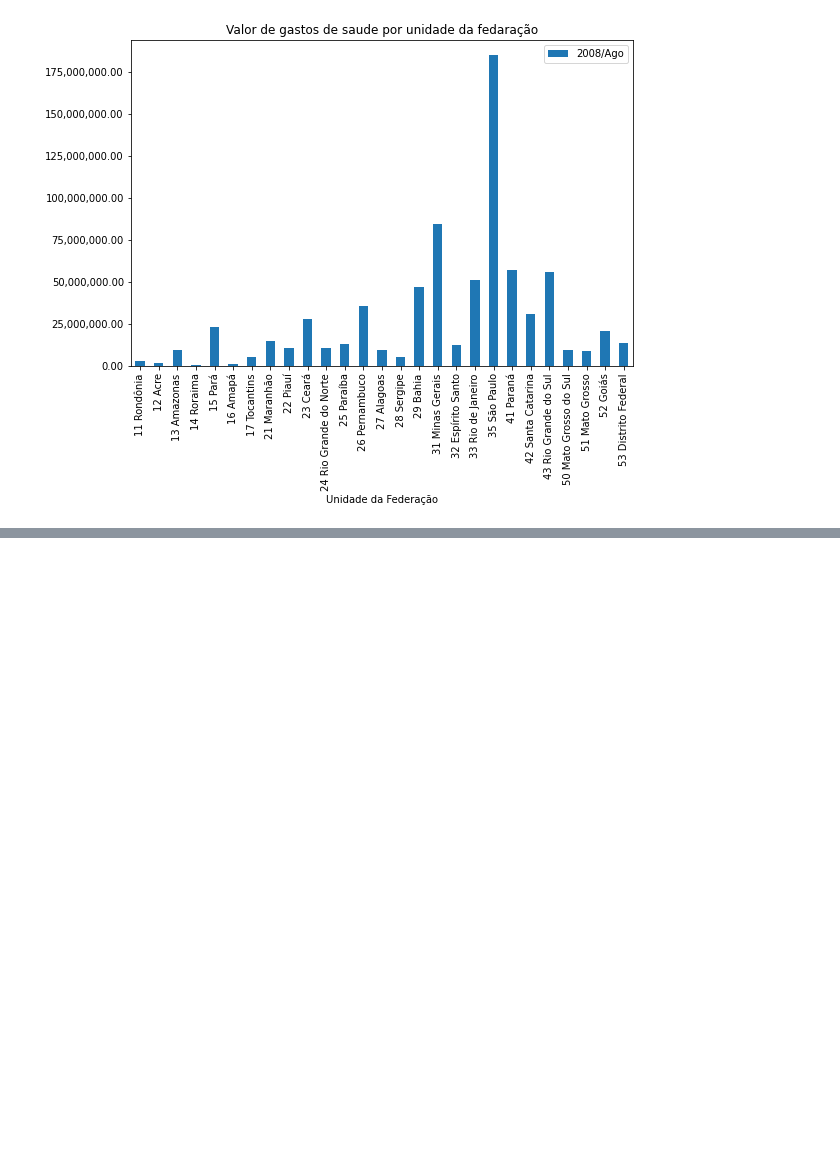
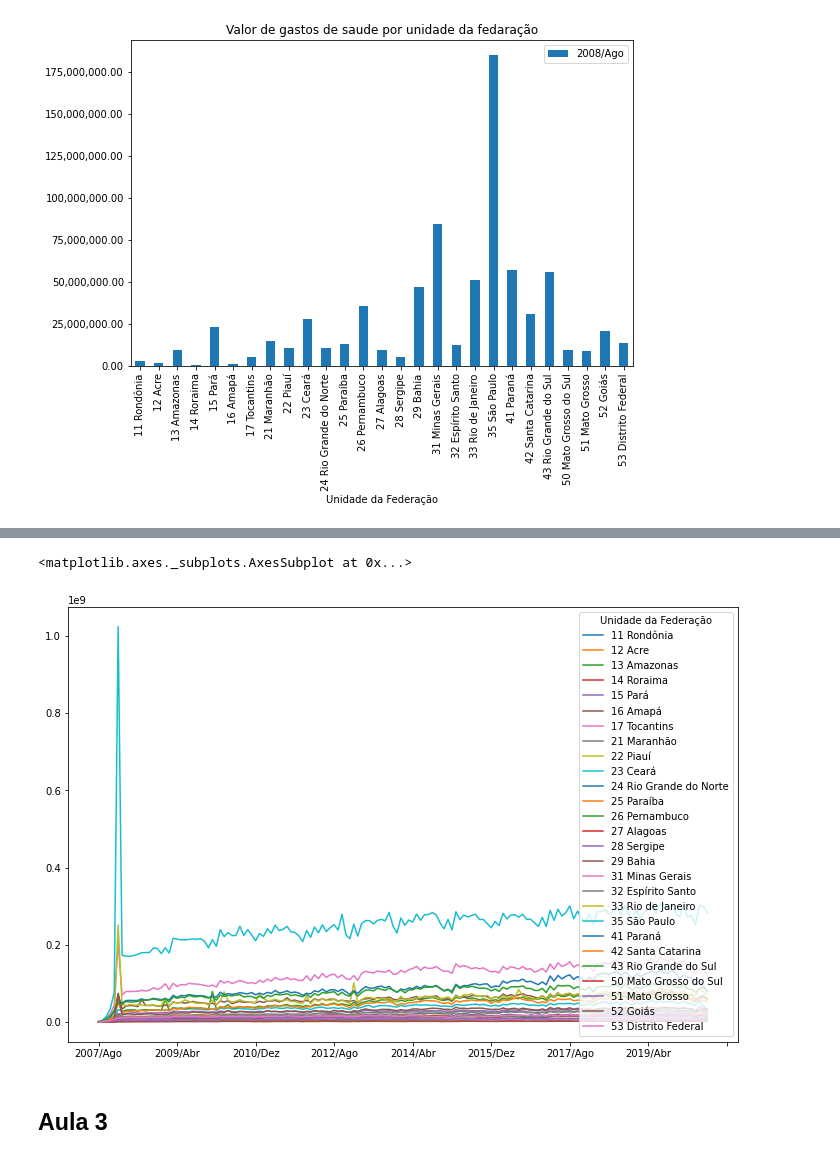
Before and after one commit to HenriqueCCdA/bootCampAluraDataScience, a Jupyter notebook: modulo1/aula/boot_camp_modulo1.ipynb, the cells around one changed output, grey strips where cells are left out. Saved outputs shown, nothing was run; the diff lists cells and outputs as text; code cells hidden in the pictures; blank space fills up the shorter version.

```diff
--- a/modulo1/aula/boot_camp_modulo1.ipynb
+++ b/modulo1/aula/boot_camp_modulo1.ipynb
@@ -106,0 +112,9 @@ plt.show()
+# %%
+uri = "https://raw.githubusercontent.com/alura-cursos/agendamento-hospitalar/main/dados/A160324189_28_143_208.csv"
+
+dados = pd.read_csv(uri,
+                    encoding="ISO-8859-1",
+                    skiprows = 3, sep=";",
+                    skipfooter=12,
+                    thousands=".",
+                    decimal=",")
@@ -106,0 +158,7 @@ plt.show()
+# %%
+colunas_usaveis = dados.mean().index.tolist()
+colunas_usaveis.insert(0, "Unidade da Federação")
+# %%
+dados_usaveis = dados[colunas_usaveis]
+dados_usaveis = dados_usaveis.set_index("Unidade da Federação")
+dados_usaveis.head()
@@ -106,0 +174,9 @@ plt.show()
+# %%
+dados_usaveis = dados_usaveis.drop("Total", axis=1)
+# %%
+dados_usaveis.T.plot(figsize=(12, 8))
+# %% [output]
+<matplotlib.axes._subplots.AxesSubplot at 0x...>
+[figure, added]
+# %% [markdown]
+## Aula 3
```
Also changed, not shown: parts of 21 cells of this notebook.
